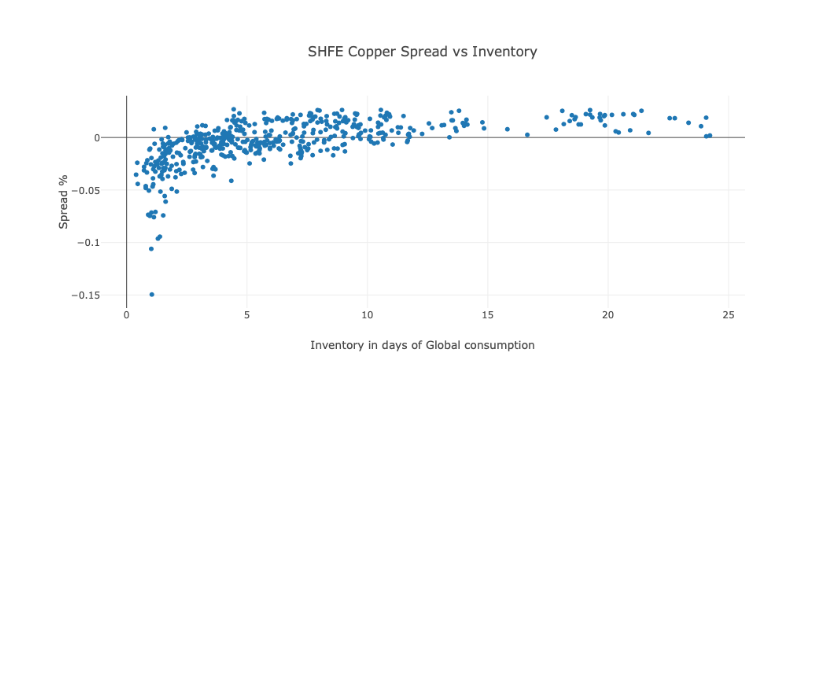
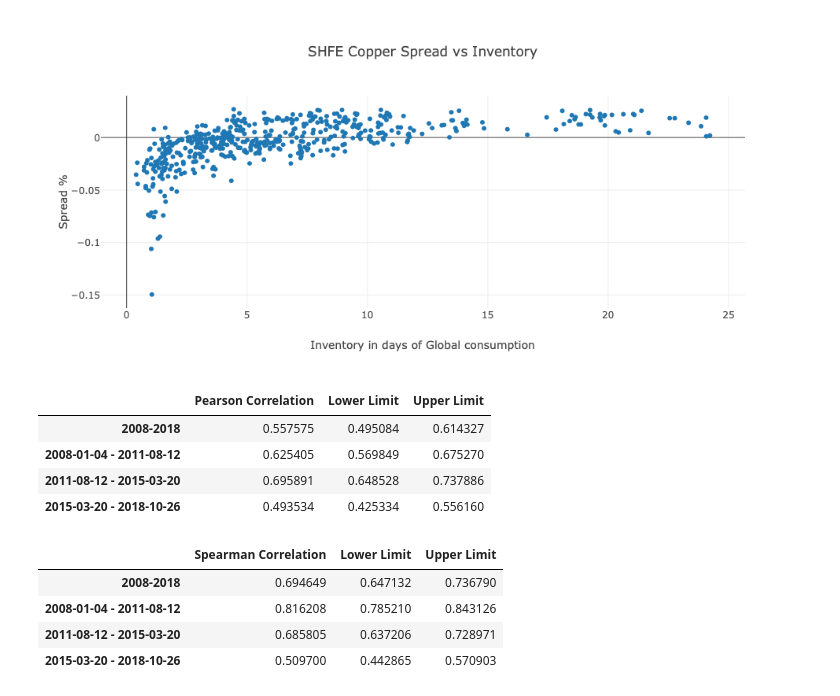
Before and after one commit to dperep01/bbk, a Jupyter notebook: Project.ipynb, the cells around one changed output. Drawn from its saved outputs; the diff is of its cells as text; code cells hidden in the pictures; blank space fills up the shorter version.

```diff
--- a/Project.ipynb
+++ b/Project.ipynb
@@ -19,3 +19,52 @@ iplot(go.Figure(data=[go.Scatter(x=sp_vs_inv['SHFE On Warrant']/sp_vs_inv.cons,
                       yaxis=dict(title='Spread %'))))
 # %% [output]
 [figure]
+# %%
+ints = pd.date_range(sp_vs_inv.index.min(), sp_vs_inv.index.max(), periods=4)
+
+r = sp_vs_inv.SCFc07.corr(sp_vs_inv['SHFE On Warrant in Days'], method='pearson')
+int_0p = utl.rCI(r, len(sp_vs_inv), method='pearson')
+r = sp_vs_inv.SCFc07.corr(sp_vs_inv['SHFE On Warrant in Days'], method='spearman')
+int_0s = utl.rCI(r, len(sp_vs_inv), method='spearman')
+
+r = sp_vs_inv.SCFc07[ints[0]:ints[1]].corr(sp_vs_inv['SHFE On Warrant in Days'], method='pearson')
+int_1p = utl.rCI(r, len(sp_vs_inv), method='pearson')
+r = sp_vs_inv.SCFc07[ints[0]:ints[1]].corr(sp_vs_inv['SHFE On Warrant in Days'], method='spearman')
+int_1s = utl.rCI(r, len(sp_vs_inv), method='spearman')
+
+r = sp_vs_inv.SCFc07[ints[1]:ints[2]].corr(sp_vs_inv['SHFE On Warrant in Days'], method='pearson')
+int_2p = utl.rCI(r, len(sp_vs_inv), method='pearson')
+r = sp_vs_inv.SCFc07[ints[1]:ints[2]].corr(sp_vs_inv['SHFE On Warrant in Days'], method='spearman')
+int_2s = utl.rCI(r, len(sp_vs_inv), method='spearman')
+
+r = sp_vs_inv.SCFc07[ints[2]:ints[3]].corr(sp_vs_inv['SHFE On Warrant in Days'], method='pearson')
+int_3p = utl.rCI(r, len(sp_vs_inv), method='pearson')
+r = sp_vs_inv.SCFc07[ints[2]:ints[3]].corr(sp_vs_inv['SHFE On Warrant in Days'], method='spearman')
+int_3s = utl.rCI(r, len(sp_vs_inv), method='spearman')
+
+table = pd.DataFrame(data = [int_0p, int_1p, int_2p, int_3p],
+                     columns=['Pearson Correlation', 'Lower Limit', 'Upper Limit'], index=['2008-2018',
+                                                                         '%s - %s'%(ints[0].date(),ints[1].date()),
+                                                                         '%s - %s'%(ints[1].date(),ints[2].date()),
+                                                                         '%s - %s'%(ints[2].date(),ints[3].date()),
+                                                                        ])
+table
+
+table = pd.DataFrame(data = [int_0s, int_1s, int_2s, int_3s],
+                     columns=['Spearman Correlation', 'Lower Limit', 'Upper Limit'], index=['2008-2018',
+                                                                         '%s - %s'%(ints[0].date(),ints[1].date()),
+                                                                         '%s - %s'%(ints[1].date(),ints[2].date()),
+                                                                         '%s - %s'%(ints[2].date(),ints[3].date()),
+                                                                        ])
+table
+# %% [output]
+|  | Pearson Correlation | Lower Limit | Upper Limit |
+| 2008-2018 | 0.557575 | 0.495084 | 0.614327 |
+| 2008-01-04 - 2011-08-12 | 0.625405 | 0.569849 | 0.675270 |
+| 2011-08-12 - 2015-03-20 | 0.695891 | 0.648528 | 0.737886 |
+| 2015-03-20 - 2018-10-26 | 0.493534 | 0.425334 | 0.556160 |
+|  | Spearman Correlation | Lower Limit | Upper Limit |
+| 2008-2018 | 0.694649 | 0.647132 | 0.736790 |
+| 2008-01-04 - 2011-08-12 | 0.816208 | 0.785210 | 0.843126 |
+| 2011-08-12 - 2015-03-20 | 0.685805 | 0.637206 | 0.728971 |
+| 2015-03-20 - 2018-10-26 | 0.509700 | 0.442865 | 0.570903 |
```
Also changed, not shown: parts of 3 cells of this notebook, 7 other files.
